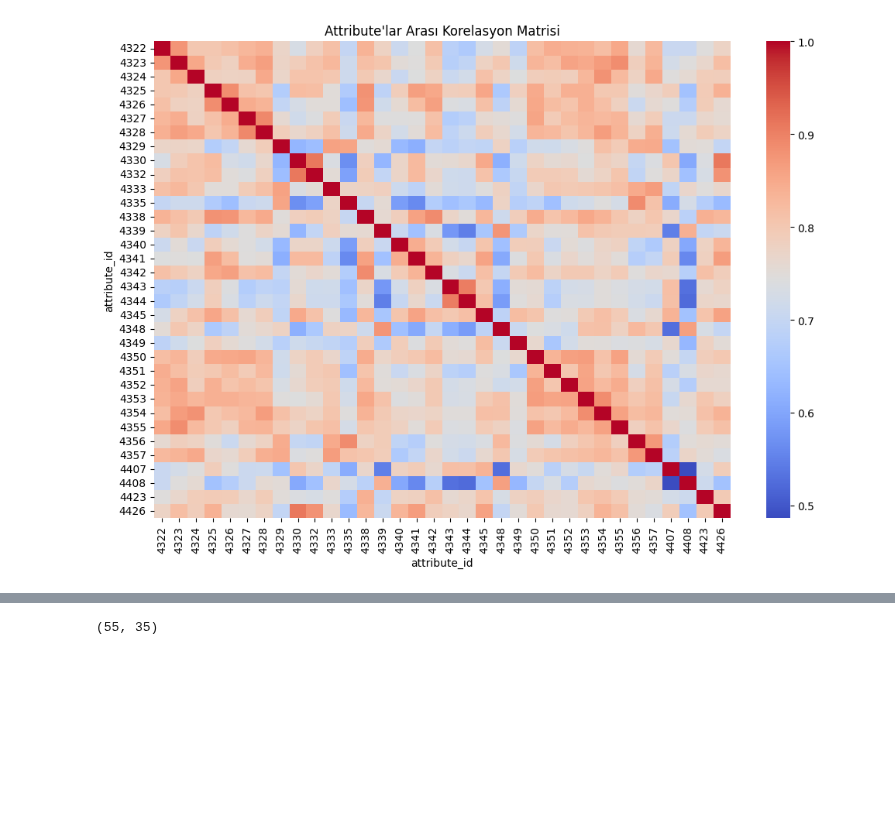
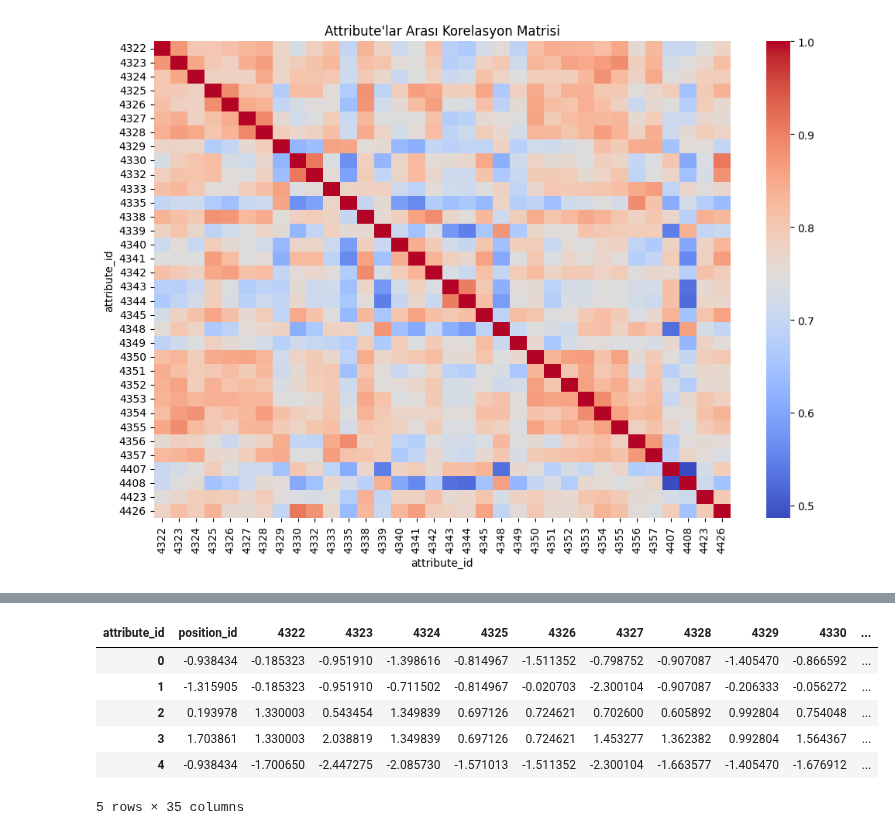
Before and after one commit to sametzden/Scoutium, a Jupyter notebook: scoutium.ipynb, the cells around one changed output, grey strips where cells are left out. Cells and saved outputs as stored; diff of their text form; code cells hidden in the pictures; blank space fills up the shorter version.

```diff
--- a/scoutium.ipynb
+++ b/scoutium.ipynb
@@ -360,11 +218,0 @@ scoutium_pivot_num = scoutium_pivot[num_cols]
-# %%
-from sklearn.preprocessing import StandardScaler
-scaler = StandardScaler()
-
-# Fit the scaler to the data in num_cols
-scaler.fit(scoutium_pivot[num_cols])
-
-# Transform the data in num_cols
-scoutium_pivot[num_cols] = scaler.transform(scoutium_pivot[num_cols])
-
-scoutium_pivot[num_cols].head()
@@ -380,9 +233,4 @@ scoutium_pivot[num_cols].head()
 X = scoutium_pivot.drop(["potential_label", "player_id"], axis=1)
 y = scoutium_pivot["potential_label"]
 # %%
-from sklearn.model_selection  import train_test_split
-X_train, X_test, y_train, y_test = train_test_split(X, y, test_size=0.2, random_state=42)
+X_train, X_test, y_train, y_test = train_test_split(X, y, test_size=0.2, random_state=42, stratify=y)
-# %%
-X_test.shape
-# %% [output]
-(55, 35)
@@ -388,0 +241,10 @@ X_test.shape
+# %%
+X_train.head()
+# %% [output]
+| attribute_id | position_id | 4322 | 4323 | 4324 | 4325 | 4326 | 4327 | 4328 | 4329 | 4330 | ... |
+| 0 | -0.938434 | -0.185323 | -0.951910 | -1.398616 | -0.814967 | -1.511352 | -0.798752 | -0.907087 | -1.405470 | -0.866592 | ... |
+| 1 | -1.315905 | -0.185323 | -0.951910 | -0.711502 | -0.814967 | -0.020703 | -2.300104 | -0.907087 | -0.206333 | -0.056272 | ... |
+| 2 | 0.193978 | 1.330003 | 0.543454 | 1.349839 | 0.697126 | 0.724621 | 0.702600 | 0.605892 | 0.992804 | 0.754048 | ... |
+| 3 | 1.703861 | 1.330003 | 2.038819 | 1.349839 | 0.697126 | 0.724621 | 1.453277 | 1.362382 | 0.992804 | 1.564367 | ... |
+| 4 | -0.938434 | -1.700650 | -2.447275 | -2.085730 | -1.571013 | -1.511352 | -2.300104 | -1.663577 | -1.405470 | -1.676912 | ... |
+5 rows × 35 columns
```
Also changed, not shown: parts of 51 cells of this notebook.
